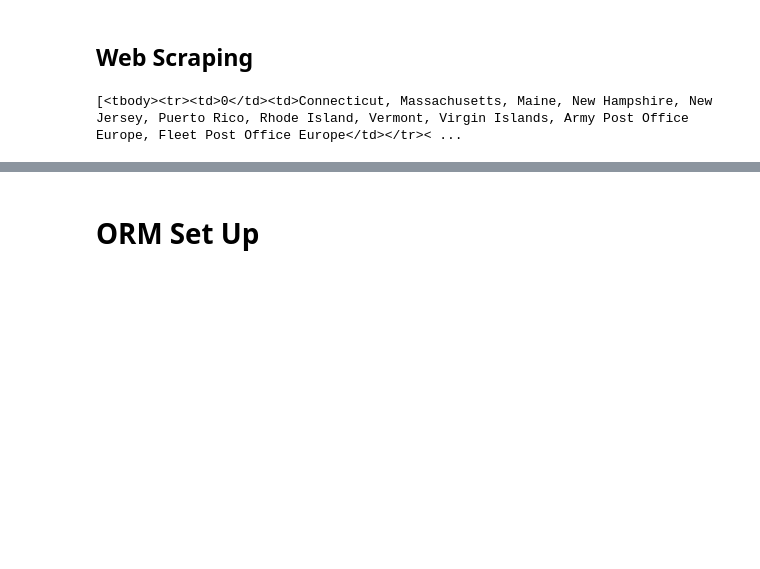
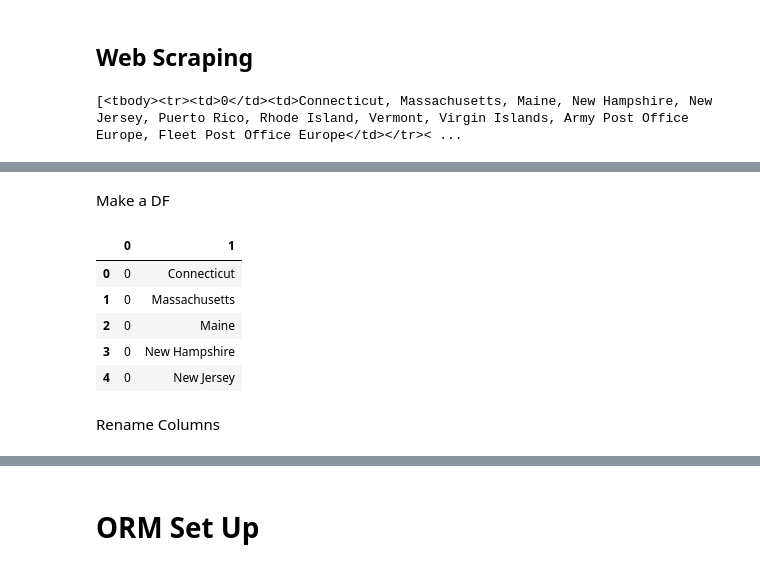
Before and after one commit to moutasemalakkad/etl_project, a Jupyter notebook: ETL.ipynb, the cells around one changed output, grey strips where cells are left out. Cells and saved outputs as stored; diff of their text form; code cells hidden in the pictures; blank space fills up the shorter version.

Commit message:
added last data set and finalzed project

```diff
--- a/ETL.ipynb
+++ b/ETL.ipynb
@@ -213,8 +179,0 @@ Alaska, American Samoa, California, Guam, Hawaii, Marshall Islands, Federated St
-# %%
-list1 = []
-for i in objectt:
-    for x in i:
-        for z in x:
-            for m in z:
-                list1.append(m)
-list1
@@ -246,12 +184,13 @@ list_of_words = []
 
 for sentence in list1:
     word = ''
-    for letter in sentence:
-        if letter != ',' and letter != ' ':
-            word += letter
-        else:
-            break
+    word = list(sentence.split(","))
+#     for letter in sentence:
+
+#         if letter != ',' and letter != ' ':
+#             word += letter
+#         else:
+#             break
     print(word)
     list_of_words.append(word)
-    word = ''
 # %% [output]
@@ -274,0 +221,11 @@ Alaska
+# %%
+len(list_of_words)
+list_of_states = []
+index1 = 0
+index2 = 1
+while index1 < (len(list_of_words)/2):
+    for state in list_of_words[index2]:
+        list_of_states.append([index1, state])
+    index1 += 1
+    index2 += 2
+list_of_states
@@ -274,0 +250,14 @@ Alaska
+# %% [markdown]
+Make a DF
+# %%
+df_states_zip = pd.DataFrame(list_of_states)
+df_states_zip.head()
+# %% [output]
+|  | 0 | 1 |
+| 0 | 0 | Connecticut |
+| 1 | 0 | Massachusetts |
+| 2 | 0 | Maine |
+| 3 | 0 | New Hampshire |
+| 4 | 0 | New Jersey |
+# %% [markdown]
+Rename Columns
```
Also changed, not shown: parts of 12 cells of this notebook.
